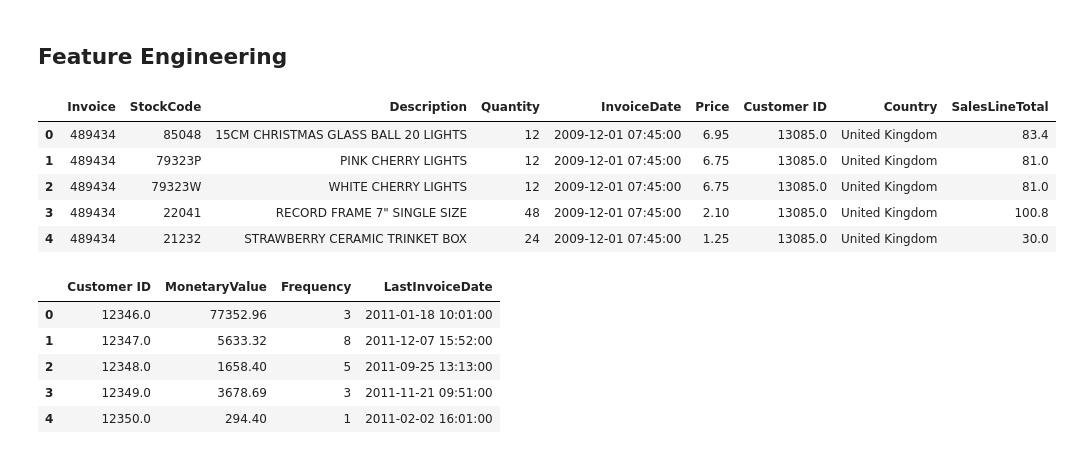
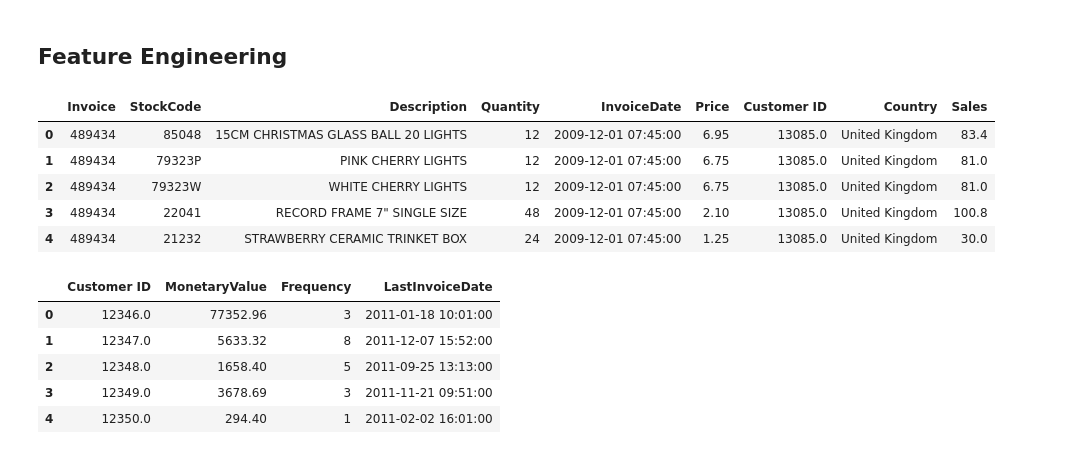
Before and after one commit to ilovedata6/retail_store_customer_segmentation, a Jupyter notebook: notebooks/data_preprocessing_and_feature_engineering.ipynb, the cells around one changed output. Cells and saved outputs as stored; diff of their text form; code cells hidden in the pictures.

```diff
--- a/notebooks/data_preprocessing_and_feature_engineering.ipynb
+++ b/notebooks/data_preprocessing_and_feature_engineering.ipynb
@@ -109,10 +115,10 @@ Dropped about 25% of the Data
 # %% [markdown]
 ## Feature Engineering
 # %%
-cleaned_df["SalesLineTotal"] = cleaned_df["Quantity"] * cleaned_df["Price"]
+cleaned_df["Sales"] = cleaned_df["Quantity"] * cleaned_df["Price"]
 cleaned_df.head()
 # %% [output]
-|  | Invoice | StockCode | Description | Quantity | InvoiceDate | Price | Customer ID | Country | SalesLineTotal |
+|  | Invoice | StockCode | Description | Quantity | InvoiceDate | Price | Customer ID | Country | Sales |
 | 0 | 489434 | 85048 | 15CM CHRISTMAS GLASS BALL 20 LIGHTS | 12 | 2009-12-01 07:45:00 | 6.95 | 13085.0 | United Kingdom | 83.4 |
 | 1 | 489434 | 79323P | PINK CHERRY LIGHTS | 12 | 2009-12-01 07:45:00 | 6.75 | 13085.0 | United Kingdom | 81.0 |
 | 2 | 489434 | 79323W | WHITE CHERRY LIGHTS | 12 | 2009-12-01 07:45:00 | 6.75 | 13085.0 | United Kingdom | 81.0 |
```
Also changed, not shown: parts of 12 cells of this notebook, 1 other file.
